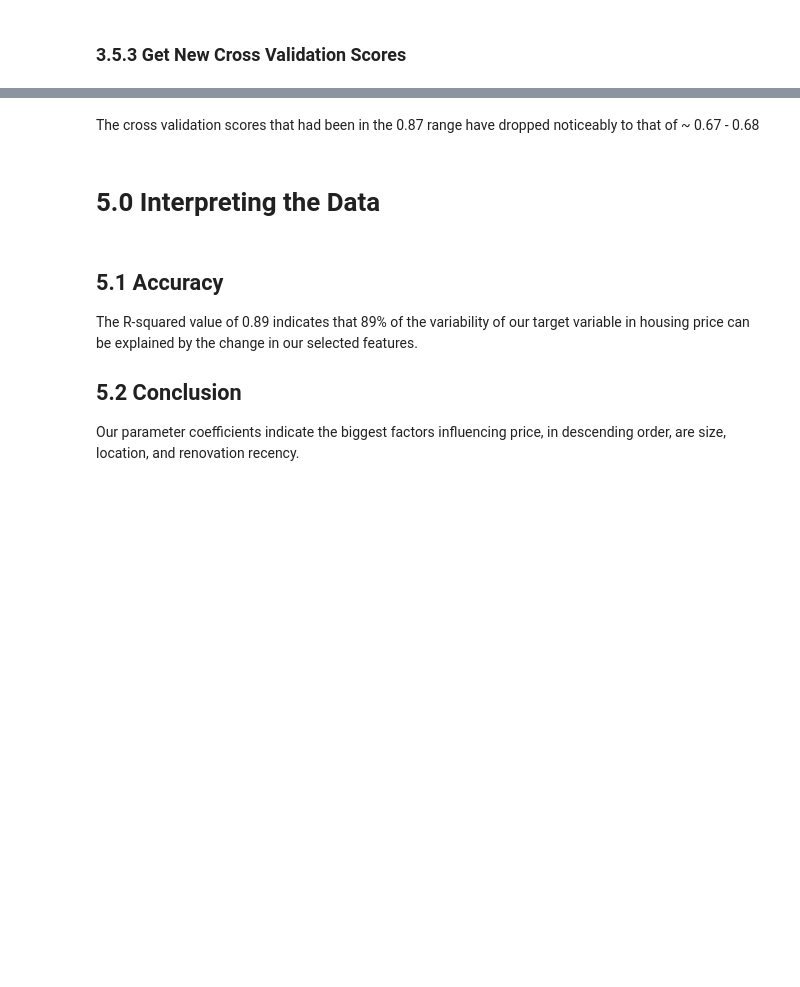
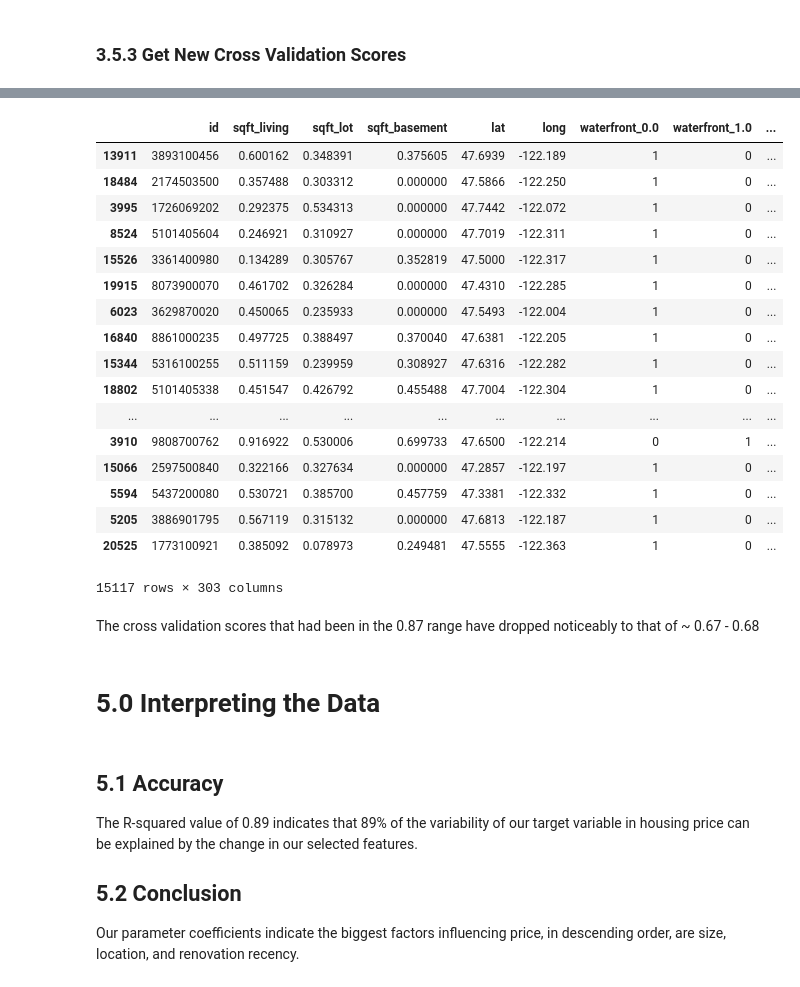
Before and after one commit to jsavory-94/dsc-1-final-project-online-ds-pt-021119, a Jupyter notebook: student.ipynb, the cells around one changed output, grey strips where cells are left out. Cells and saved outputs as stored; diff of their text form; code cells hidden in the pictures; blank space fills up the shorter version.

Commit message:
stuck on Step2

```diff
--- a/student.ipynb
+++ b/student.ipynb
@@ -837,0 +846,8 @@ from sklearn.feature_selection import RFECV
+# %%
+rfecv = RFECV(estimator=LinearRegression(copy_X=True, fit_intercept=True, n_jobs=1, normalize=False), step=1, cv=None, scoring='accuracy')
+
+rfecv.fit(X, y)
+
+#print("Number of observations in each fold: {}".format(len(X)/kfold))
+#print("Optimal number of features : {}".format(rfecv.n_features_))
+# Cannot find valid argument for estimator
@@ -844,0 +877,23 @@ selector = selector.fit(X,y)
+# %%
+def column_index(df, query_cols):
+    cols = df.columns.values
+    sidx = np.argsort(cols)
+    return sidx[np.searchsorted(cols, query_cols, sorter = sidx)]
+
+feature_index = []
+features = []
+
+X_train = get_X_train(X,y)
+rfe_indexes = column_index(X_train, X_train.columns.values)
+
+#for num, i in enumerate(rfecv.get_support(), start=0):
+    #if i == True:
+        #feature_index.append(str(num))
+
+#for num, i in enumerate(X_dev_train.columns.values, start=0):
+    #if str(num) in feature_index:
+        #features.append(X_dev_train.columns.values[num])
+
+print("Features Selected: {}\n".format(len(feature_index)))
+print("Features Indexes: \n{}\n".format(feature_index))
+print("Feature Names: \n{}".format(features))
@@ -934,2 +959,24 @@ array([ 6.77363776e-01,  6.82463866e-01, -1.35116648e+21,  6.60361284e-01,
+# %%
+#X
+X_train
+# %% [output]
+|  | id | sqft_living | sqft_lot | sqft_basement | lat | long | waterfront_0.0 | waterfront_1.0 | ... |
+| 13911 | 3893100456 | 0.600162 | 0.348391 | 0.375605 | 47.6939 | -122.189 | 1 | 0 | ... |
+| 18484 | 2174503500 | 0.357488 | 0.303312 | 0.000000 | 47.5866 | -122.250 | 1 | 0 | ... |
+| 3995 | 1726069202 | 0.292375 | 0.534313 | 0.000000 | 47.7442 | -122.072 | 1 | 0 | ... |
+| 8524 | 5101405604 | 0.246921 | 0.310927 | 0.000000 | 47.7019 | -122.311 | 1 | 0 | ... |
+| 15526 | 3361400980 | 0.134289 | 0.305767 | 0.352819 | 47.5000 | -122.317 | 1 | 0 | ... |
+| 19915 | 8073900070 | 0.461702 | 0.326284 | 0.000000 | 47.4310 | -122.285 | 1 | 0 | ... |
+| 6023 | 3629870020 | 0.450065 | 0.235933 | 0.000000 | 47.5493 | -122.004 | 1 | 0 | ... |
+| 16840 | 8861000235 | 0.497725 | 0.388497 | 0.370040 | 47.6381 | -122.205 | 1 | 0 | ... |
+| 15344 | 5316100255 | 0.511159 | 0.239959 | 0.308927 | 47.6316 | -122.282 | 1 | 0 | ... |
+| 18802 | 5101405338 | 0.451547 | 0.426792 | 0.455488 | 47.7004 | -122.304 | 1 | 0 | ... |
+| ... | ... | ... | ... | ... | ... | ... | ... | ... | ... |
+| 3910 | 9808700762 | 0.916922 | 0.530006 | 0.699733 | 47.6500 | -122.214 | 0 | 1 | ... |
+| 15066 | 2597500840 | 0.322166 | 0.327634 | 0.000000 | 47.2857 | -122.197 | 1 | 0 | ... |
+| 5594 | 5437200080 | 0.530721 | 0.385700 | 0.457759 | 47.3381 | -122.332 | 1 | 0 | ... |
+| 5205 | 3886901795 | 0.567119 | 0.315132 | 0.000000 | 47.6813 | -122.187 | 1 | 0 | ... |
+| 20525 | 1773100921 | 0.385092 | 0.078973 | 0.249481 | 47.5555 | -122.363 | 1 | 0 | ... |
+15117 rows × 303 columns
 # %% [markdown]
 The cross validation scores that had been in the 0.87 range have dropped noticeably to that of ~ 0.67 - 0.68
```
Also changed, not shown: parts of 18 cells of this notebook.
